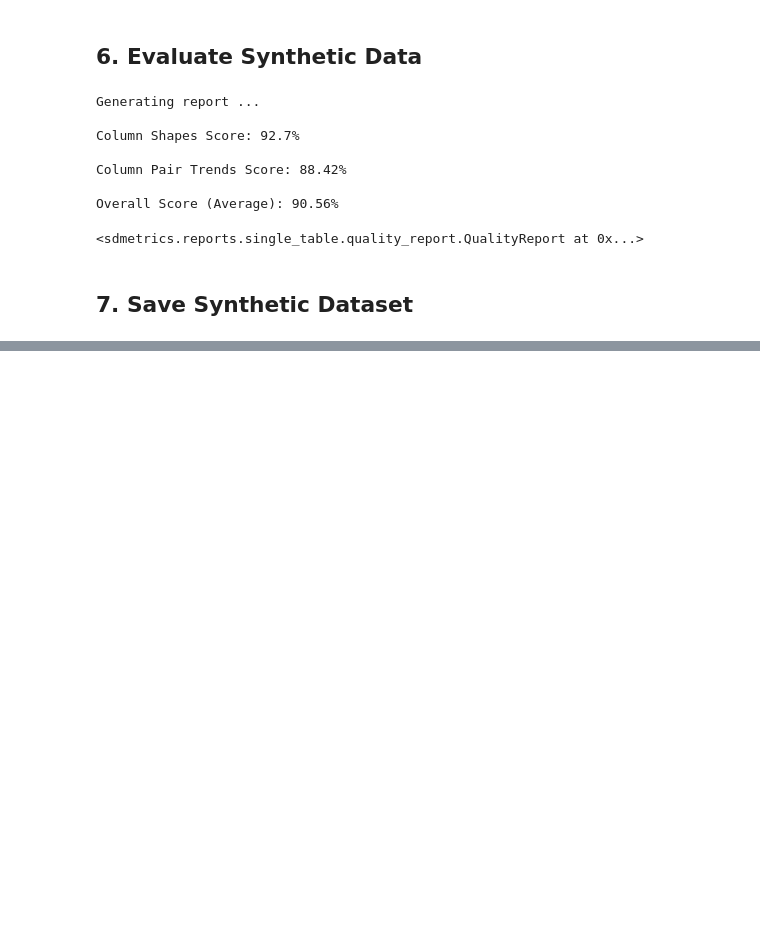
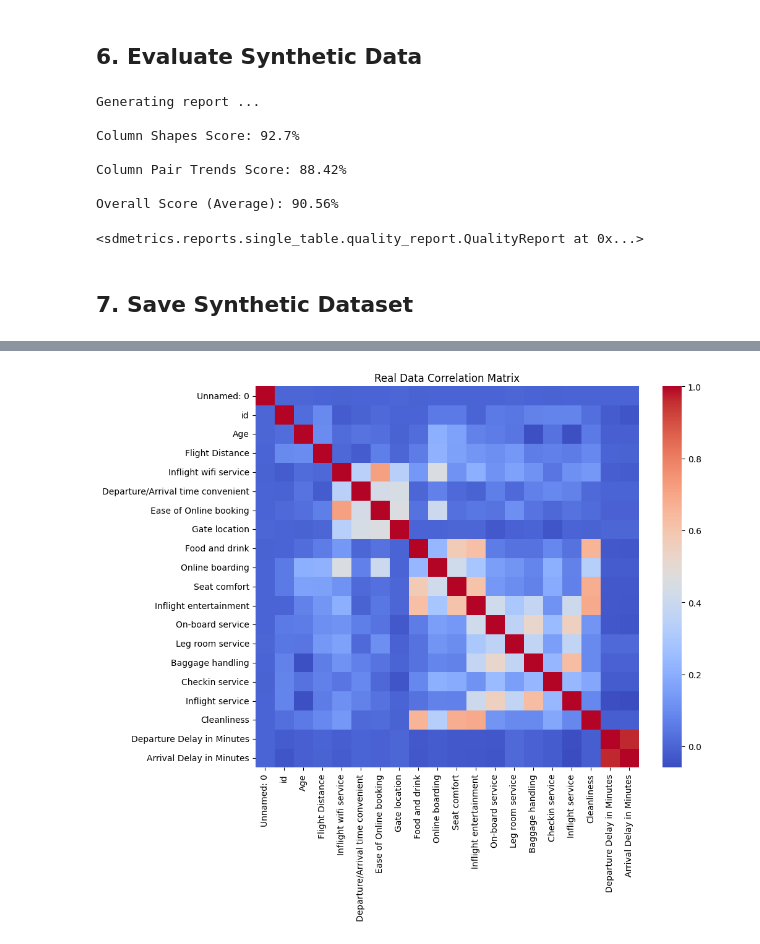
Before and after one commit to siddharthg-24/synthetic-marketing-respondents, a Jupyter notebook: notebooks/analysis.ipynb, the cells around one changed output, grey strips where cells are left out. Drawn from its saved outputs; the diff is of its cells as text; code cells hidden in the pictures; blank space fills up the shorter version.

```diff
--- a/notebooks/analysis.ipynb
+++ b/notebooks/analysis.ipynb
@@ -185,0 +209,11 @@ synthetic_data.to_csv("../synthetic_data/synthetic_airline_data.csv", index=Fals
+# %%
+real_corr = data.corr(numeric_only=True)
+synthetic_corr = synthetic_data.corr(numeric_only=True)
+# %%
+plt.figure(figsize=(10,8))
+sns.heatmap(real_corr, cmap="coolwarm")
+
+plt.title("Real Data Correlation Matrix")
+plt.show()
+# %% [output]
+[figure, added]
```
Also changed, not shown: parts of 4 cells of this notebook.
